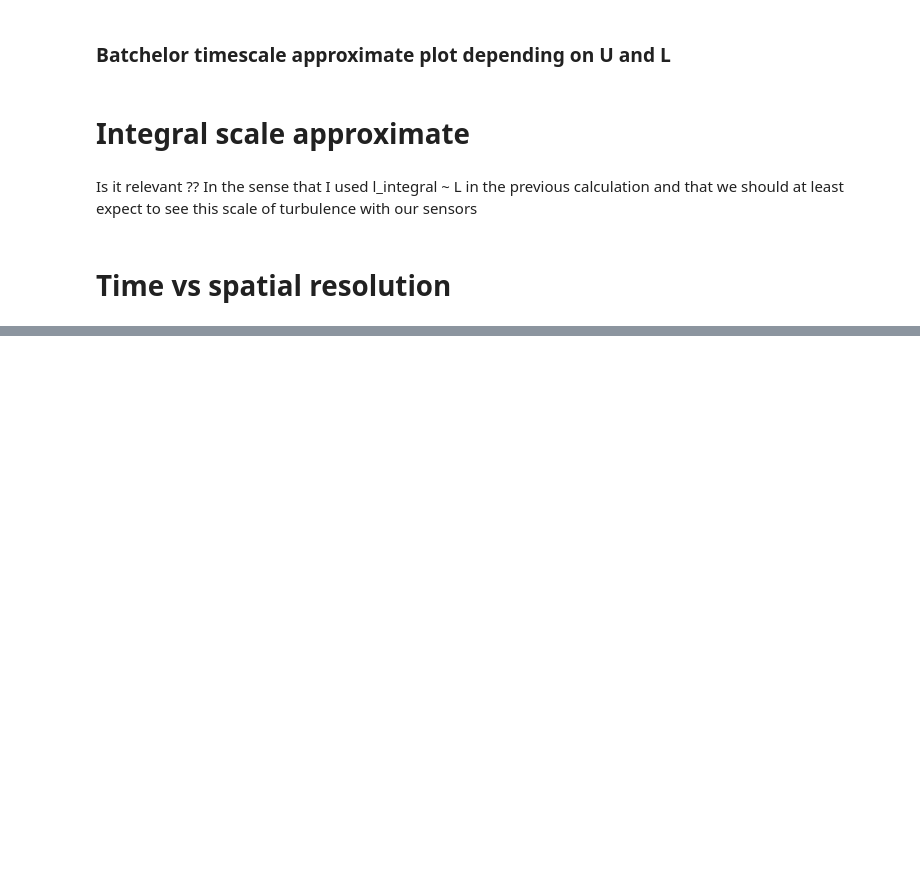
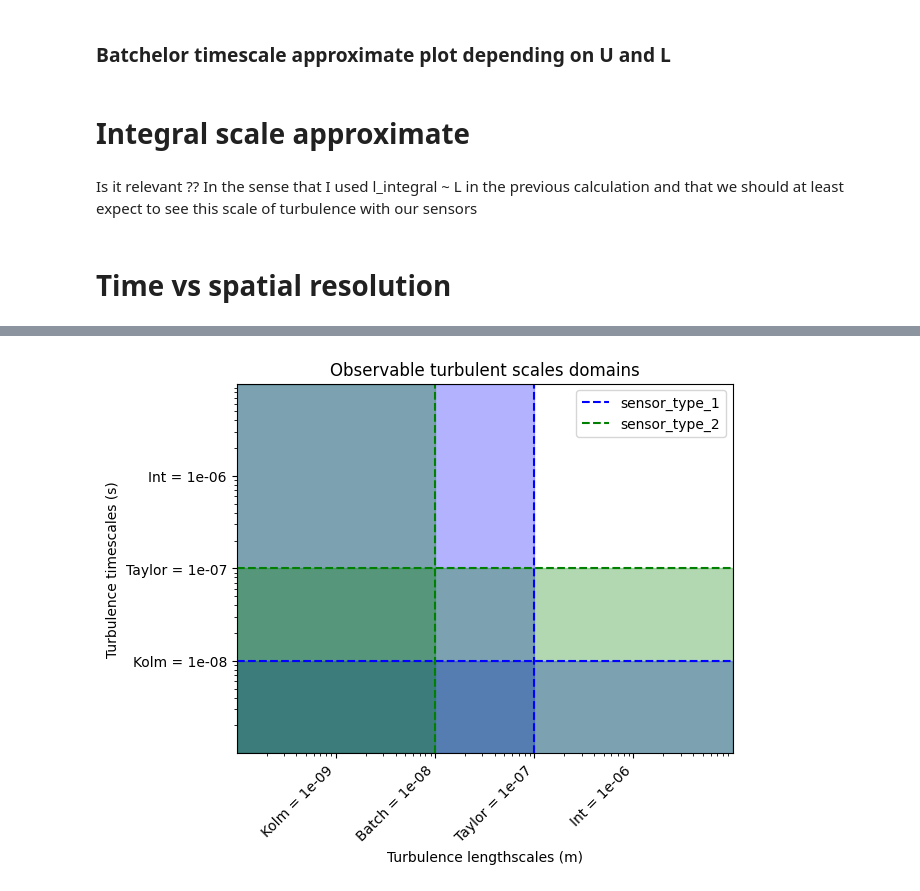
Before and after one commit to henri-avec-un-i/UPC_internship, a Jupyter notebook: caracterisation_of_turbulent_scales.ipynb, the cells around one changed output, grey strips where cells are left out. Drawn from its saved outputs; the diff is of its cells as text; code cells hidden in the pictures; blank space fills up the shorter version.

```diff
--- a/caracterisation_of_turbulent_scales.ipynb
+++ b/caracterisation_of_turbulent_scales.ipynb
@@ -727,0 +735,4 @@ plt.show()
+# %%
+plot_time_vs_spatial_resolution(turbulent_timescales_values, turbulent_timescales_labels, turbulent_lengthscales_values, turbulent_lengthscales_labels, sensor_labels, spatial_resolutions, temporal_resolutions, color_zones = True)
+# %% [output]
+[figure, added]
```
Also changed, not shown: parts of 4 cells of this notebook.
